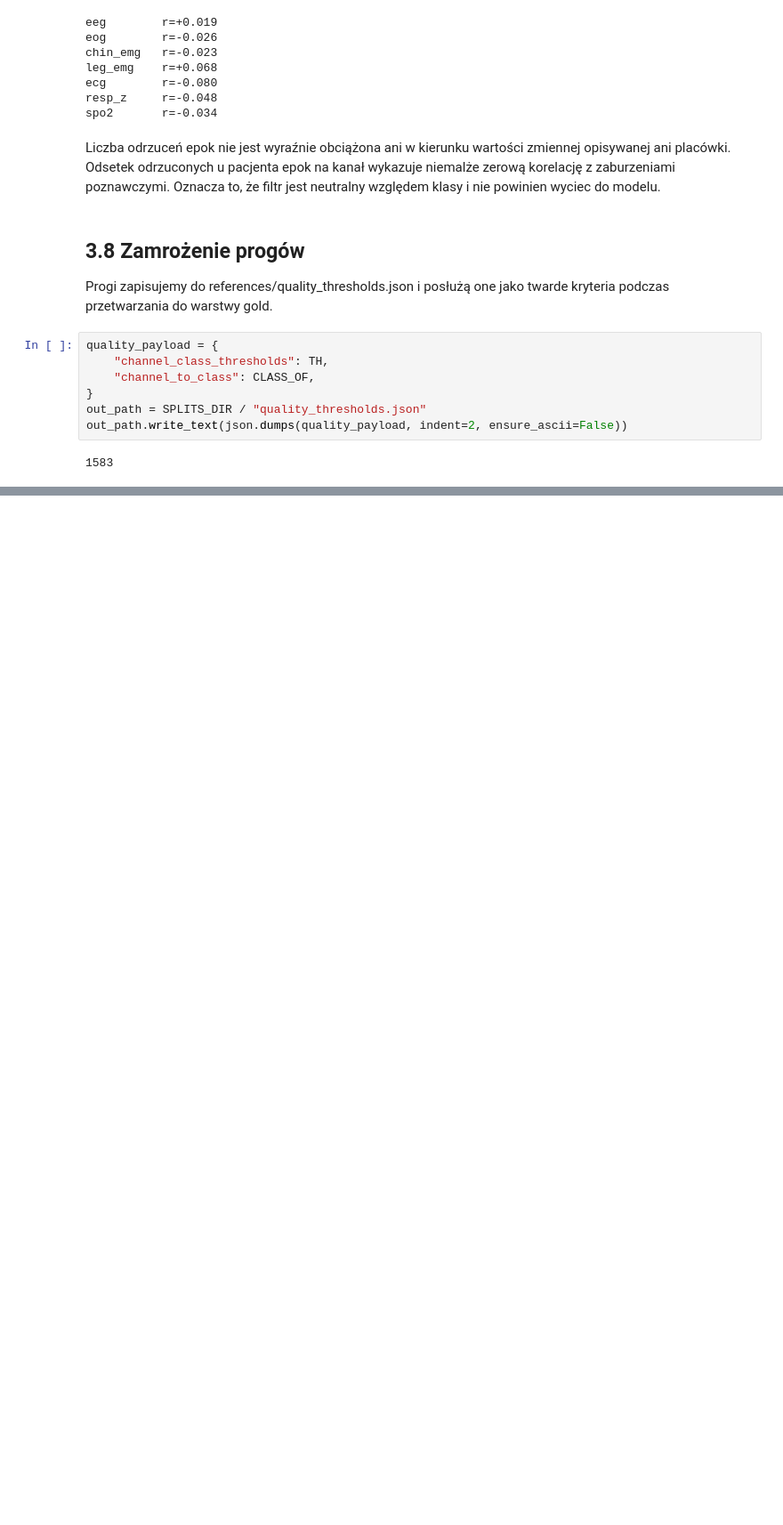
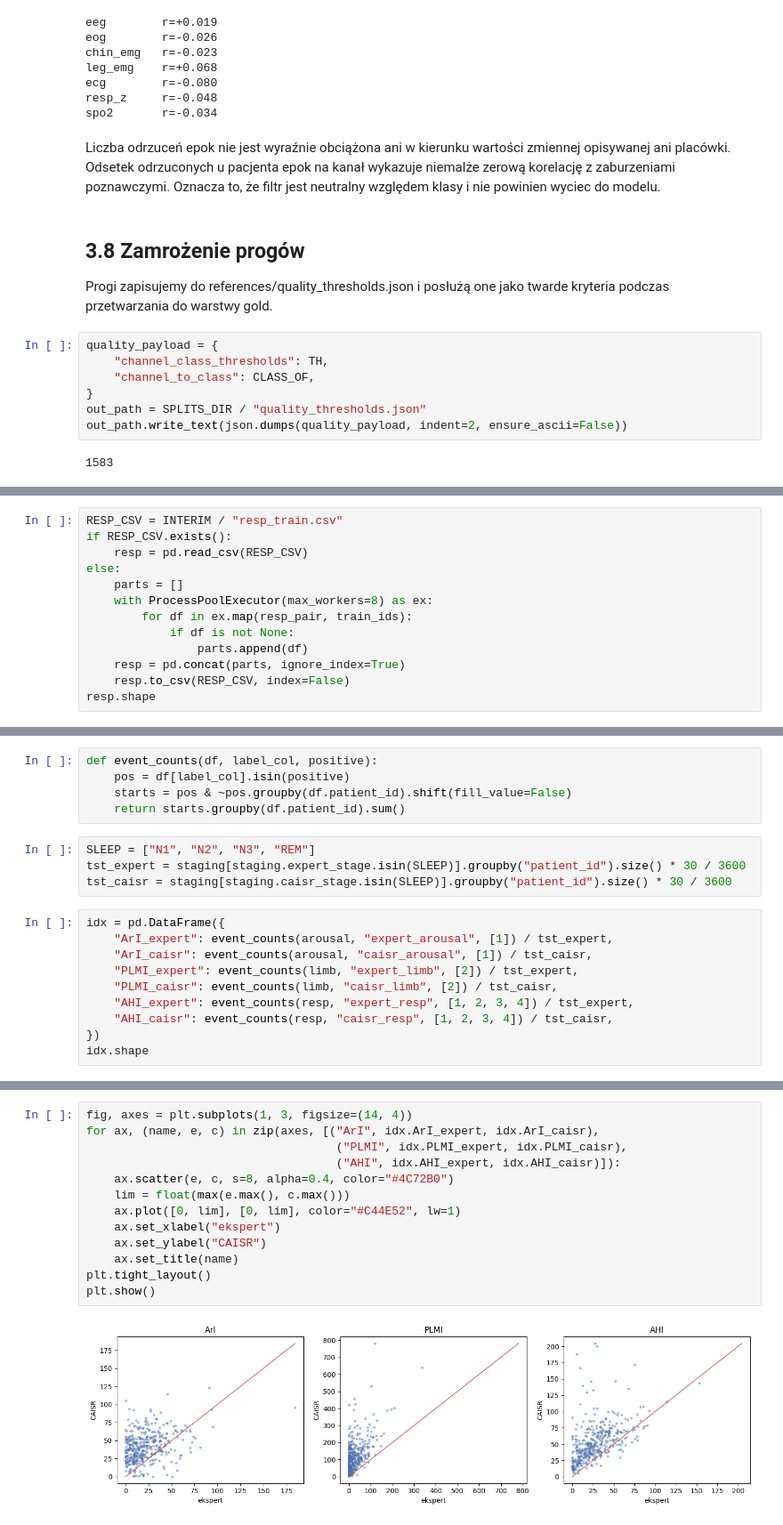
Before and after one commit to stolarczykemil/Analiza-sygnalow-polisomnograficznych, a Jupyter notebook: notebooks/signal_quality_analysis.ipynb, the cells around one changed output, grey strips where cells are left out. Shown at 89% size. Cells and saved outputs as stored; diff of their text form; blank space fills up the shorter version.

```diff
--- a/notebooks/signal_quality_analysis.ipynb
+++ b/notebooks/signal_quality_analysis.ipynb
@@ -984,0 +1445,13 @@ Analiza wykazała słuszność zastosowania metryk jakościowych na epokach. Wie
+# %%
+RESP_CSV = INTERIM / "resp_train.csv"
+if RESP_CSV.exists():
+    resp = pd.read_csv(RESP_CSV)
+else:
+    parts = []
+    with ProcessPoolExecutor(max_workers=8) as ex:
+        for df in ex.map(resp_pair, train_ids):
+            if df is not None:
+                parts.append(df)
+    resp = pd.concat(parts, ignore_index=True)
+    resp.to_csv(RESP_CSV, index=False)
+resp.shape
@@ -984,0 +1515,19 @@ Analiza wykazała słuszność zastosowania metryk jakościowych na epokach. Wie
+# %%
+def event_counts(df, label_col, positive):
+    pos = df[label_col].isin(positive)
+    starts = pos & ~pos.groupby(df.patient_id).shift(fill_value=False)
+    return starts.groupby(df.patient_id).sum()
+# %%
+SLEEP = ["N1", "N2", "N3", "REM"]
+tst_expert = staging[staging.expert_stage.isin(SLEEP)].groupby("patient_id").size() * 30 / 3600
+tst_caisr = staging[staging.caisr_stage.isin(SLEEP)].groupby("patient_id").size() * 30 / 3600
+# %%
+idx = pd.DataFrame({
+    "ArI_expert": event_counts(arousal, "expert_arousal", [1]) / tst_expert,
+    "ArI_caisr": event_counts(arousal, "caisr_arousal", [1]) / tst_caisr,
+    "PLMI_expert": event_counts(limb, "expert_limb", [2]) / tst_expert,
+    "PLMI_caisr": event_counts(limb, "caisr_limb", [2]) / tst_caisr,
+    "AHI_expert": event_counts(resp, "expert_resp", [1, 2, 3, 4]) / tst_expert,
+    "AHI_caisr": event_counts(resp, "caisr_resp", [1, 2, 3, 4]) / tst_caisr,
+})
+idx.shape
@@ -984,0 +1555,15 @@ Analiza wykazała słuszność zastosowania metryk jakościowych na epokach. Wie
+# %%
+fig, axes = plt.subplots(1, 3, figsize=(14, 4))
+for ax, (name, e, c) in zip(axes, [("ArI", idx.ArI_expert, idx.ArI_caisr),
+                                    ("PLMI", idx.PLMI_expert, idx.PLMI_caisr),
+                                    ("AHI", idx.AHI_expert, idx.AHI_caisr)]):
+    ax.scatter(e, c, s=8, alpha=0.4, color="#4C72B0")
+    lim = float(max(e.max(), c.max()))
+    ax.plot([0, lim], [0, lim], color="#C44E52", lw=1)
+    ax.set_xlabel("ekspert")
+    ax.set_ylabel("CAISR")
+    ax.set_title(name)
+plt.tight_layout()
+plt.show()
+# %% [output]
+[figure, added]
```
Also changed, not shown: parts of 63 cells of this notebook, 3 other files.
